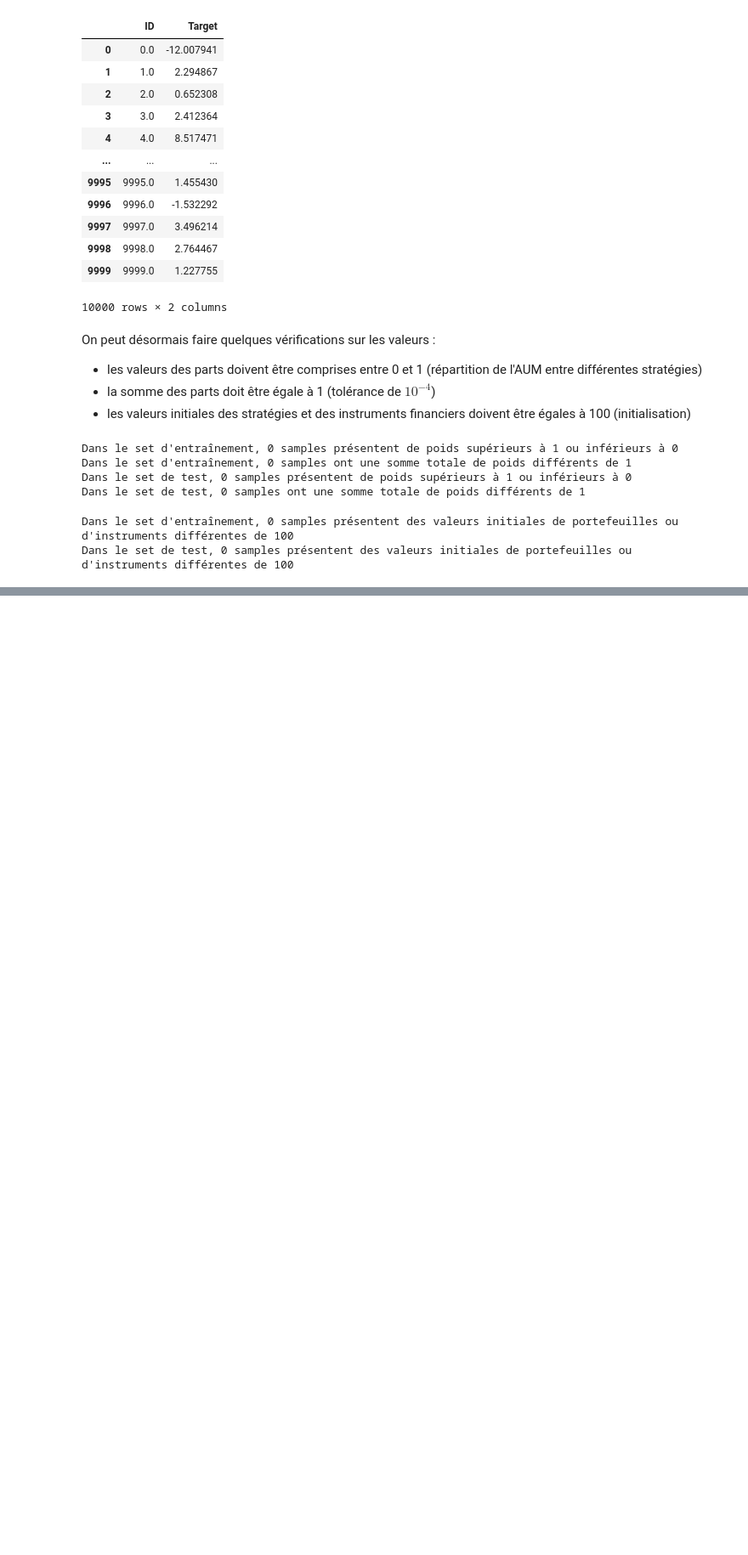
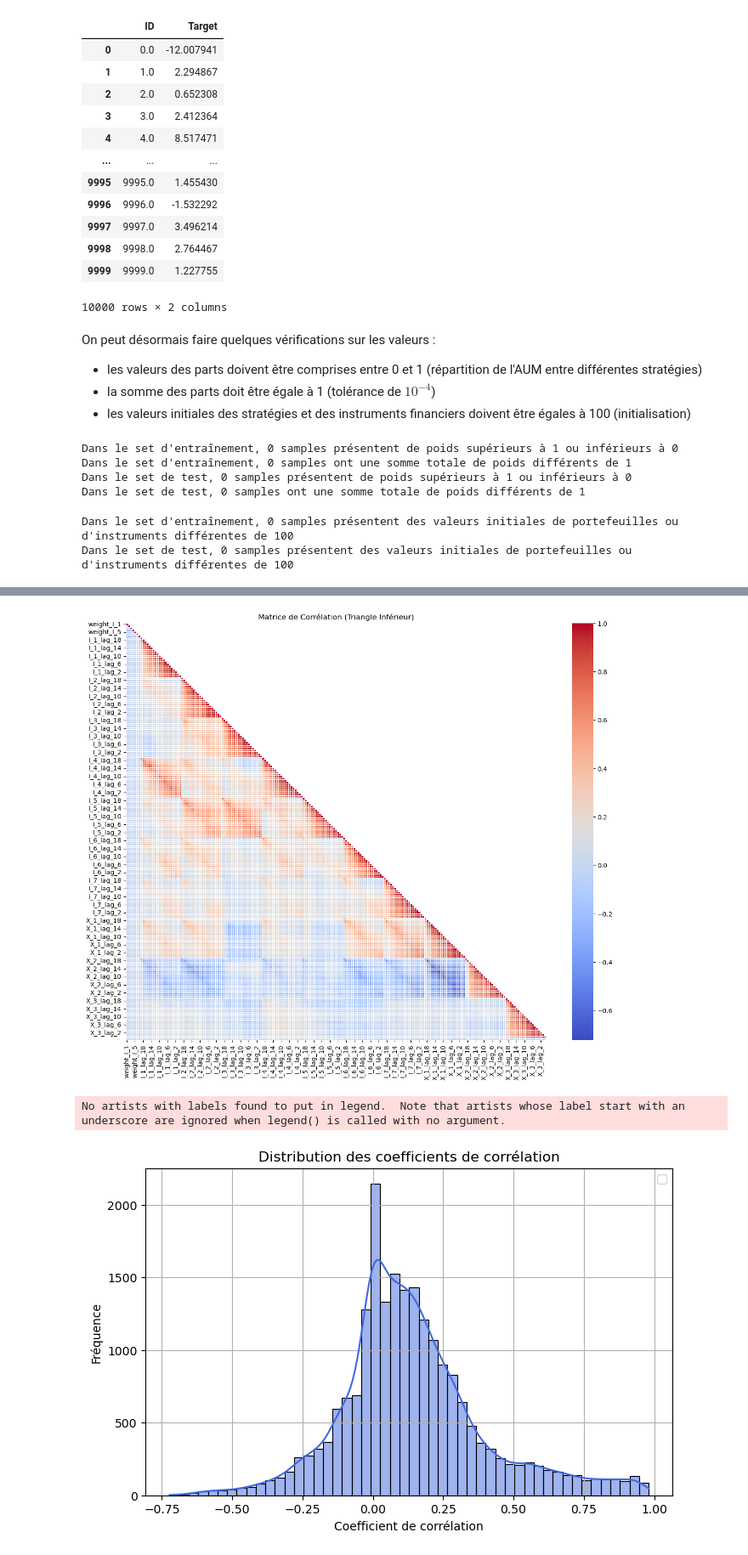
Before and after one commit to GiovanniManche/MachineLearning272, a Jupyter notebook: Projet ML.ipynb, the cells around one changed output, grey strips where cells are left out. Shown at 85% size. Saved outputs shown, nothing was run; the diff lists cells and outputs as text; code cells hidden in the pictures; blank space fills up the shorter version.

```diff
--- a/Projet ML.ipynb
+++ b/Projet ML.ipynb
@@ -151,0 +392,16 @@ Dans le set de test, 0 samples présentent des valeurs initiales de portefeuille
+# %%
+# Copies de sécurité
+train_set_clean = train_set_clean.copy()
+target_values_clean = target_values_clean.copy()
+
+# Jointure et exclusions
+merged_train_df = train_set_clean.join(target_values_clean["Target"])
+merged_train_df = merged_train_df.drop(columns = cols_lag_20)
+# On vérifie que le dataframe fusionné n'a plus d'ID, de lag_20, et contient "Target"
+print("Set d'entraînement : ")
+display(merged_train_df)
+
+# Corrélation linéaire
+train_correl = merged_train_df.corr()
+print("Matrice de corrélation")
+display(train_correl)
@@ -151,0 +441,24 @@ Dans le set de test, 0 samples présentent des valeurs initiales de portefeuille
+# %%
+# Masque pour afficher uniquement la partie inférieure
+train_correl_features_only = train_correl.drop(columns="Target")
+mask = np.triu(np.ones_like(train_correl_features_only, dtype=bool), k=1)
+# Heatmap
+plt.figure(figsize=(15, 12))
+sns.heatmap(train_correl_features_only, mask=mask, cmap="coolwarm", annot=False, linewidths=0.5)
+plt.title("Matrice de Corrélation (Triangle Inférieur)")
+plt.show()
+
+# Histogramme
+correlation_values = train_correl_features_only.values[mask]
+plt.figure(figsize=(8,5))
+sns.histplot(correlation_values, bins=50, kde=True, color="royalblue")
+plt.xlabel("Coefficient de corrélation")
+plt.ylabel("Fréquence")
+plt.title("Distribution des coefficients de corrélation")
+plt.legend()
+plt.grid()
+plt.show()
+# %% [output]
+[figure, added]
+No artists with labels found to put in legend.  Note that artists whose label start with an underscore are ignored when legend() is called with no argument.
+[figure, added]
```
Also changed, not shown: parts of 50 cells of this notebook.
